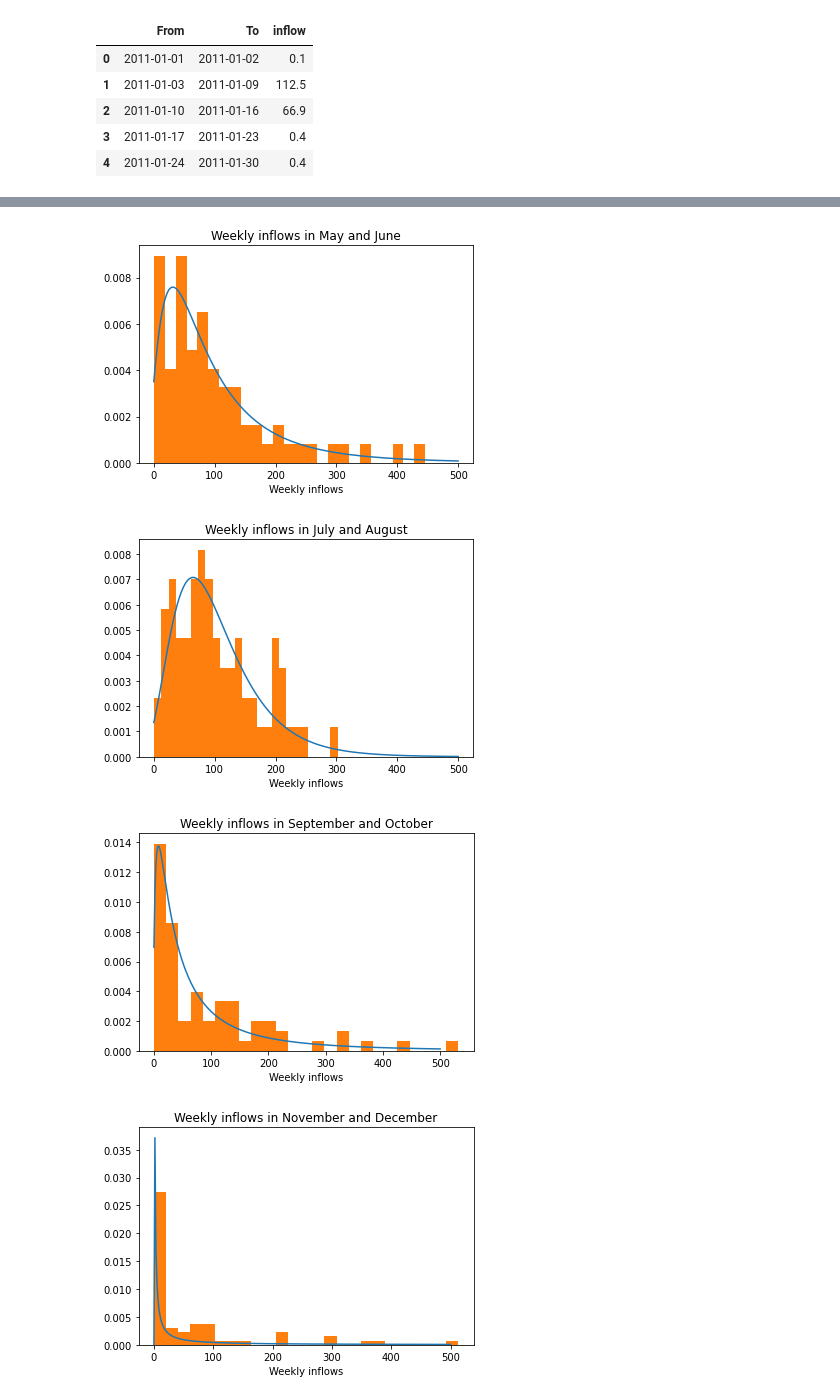
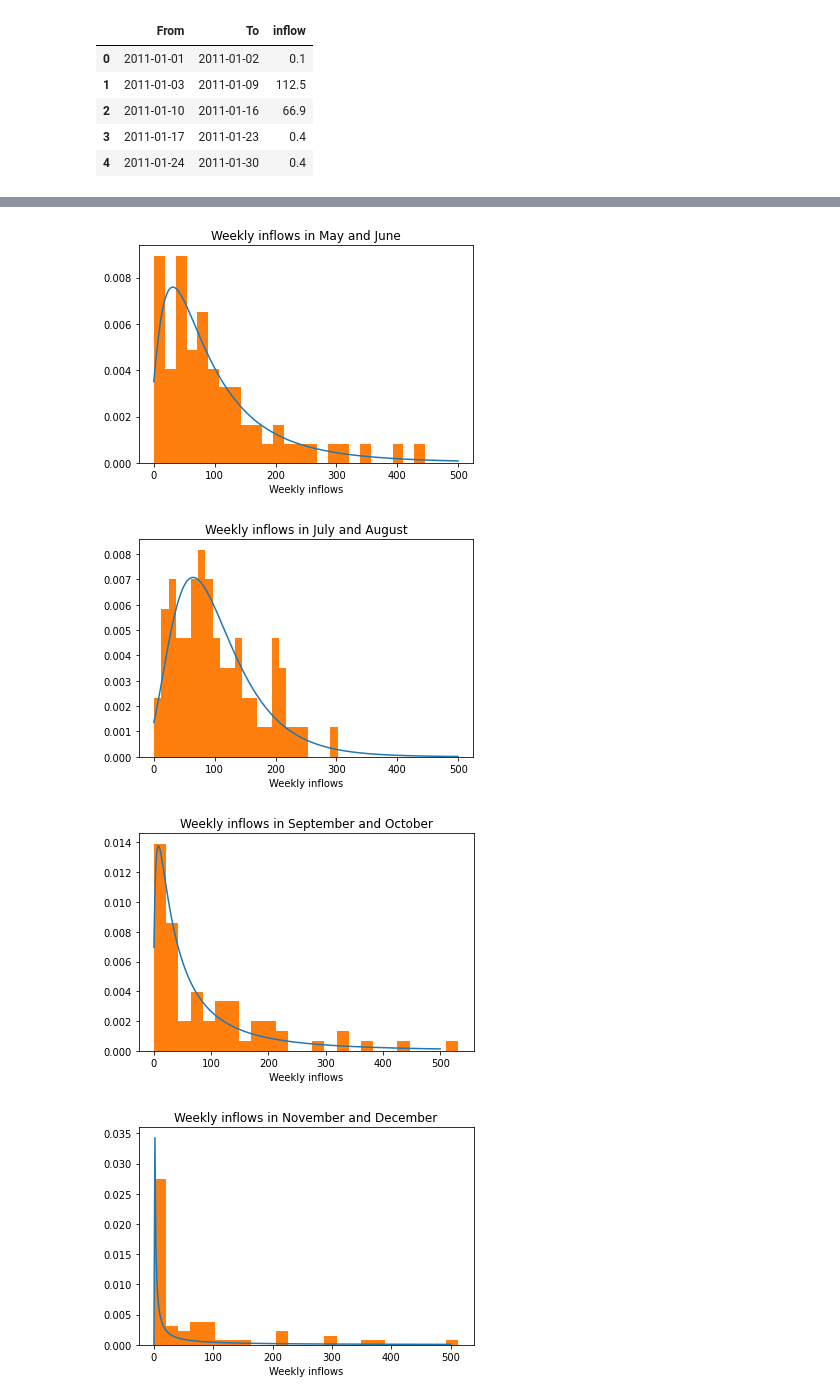
Before and after one commit to francescovidaich964/Como_lake, a Jupyter notebook: Como_Lake_test.ipynb, the cells around one changed output, grey strips where cells are left out. Cells and saved outputs as stored; diff of their text form; code cells hidden in the pictures.

```diff
--- a/Como_Lake_test.ipynb
+++ b/Como_Lake_test.ipynb
@@ -237,31 +241,32 @@ Since the inflow values are only positive, I would say that a safe distribution
 # %%
 points = np.linspace(0.0001,500,300)
+log_points = np.linspace(-2,6.5,300)
 
 # Analize inflow distribution for a specific phase of the year
 for month in range(1,13,2):
 
     # Extract dat from the considered period
     data_months = inflow_df.From.dt.month
     monthly_inflow = inflow_df[(data_months == month) | (data_months == month+1)]
 
     # Remove inflows=0.0 (they are not a lot, but ruin the fit)
     monthly_inflow = monthly_inflow[monthly_inflow.inflow != 0]
 
     # Perform the fit with a lognormal distribution
-    s, loc, scale = lognorm.fit(monthly_inflow.inflow, loc=1)
-    lognorm_values = lognorm(s, loc, scale).pdf(points)
+    s, loc, scale = scipy.stats.lognorm.fit(monthly_inflow.inflow, loc=0)
+    lognorm_values = scipy.stats.lognorm(s, loc, scale).pdf(points)
 
     # Print results
     plt.plot(points, lognorm_values)
     plt.hist(monthly_inflow.inflow, bins=25, density=True)
     plt.title('Weekly inflows in '+ monthly_inflow.From.iloc[0].strftime("%B")
                + ' and '+ monthly_inflow.From.iloc[6].strftime("%B"))
     plt.xlabel('Weekly inflows')
     plt.show()
 # %% [output]
 [figure]
 [figure]
 [figure]
 [figure]
 [figure]
-[figure, old version]
+[figure, new version]
```
Also changed, not shown: parts of 11 cells of this notebook.
